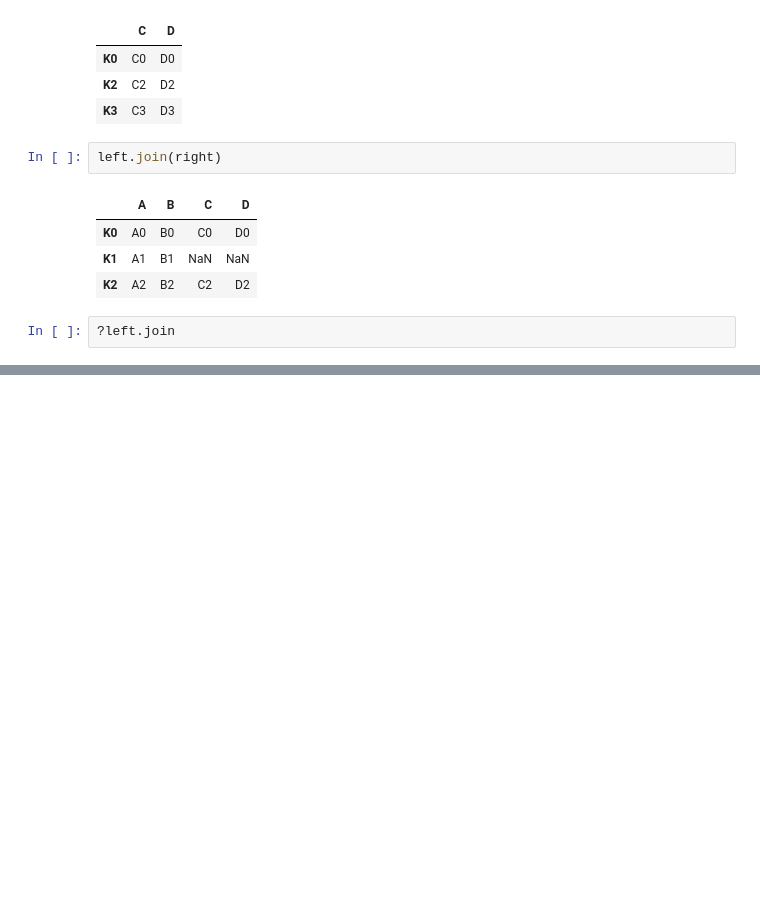
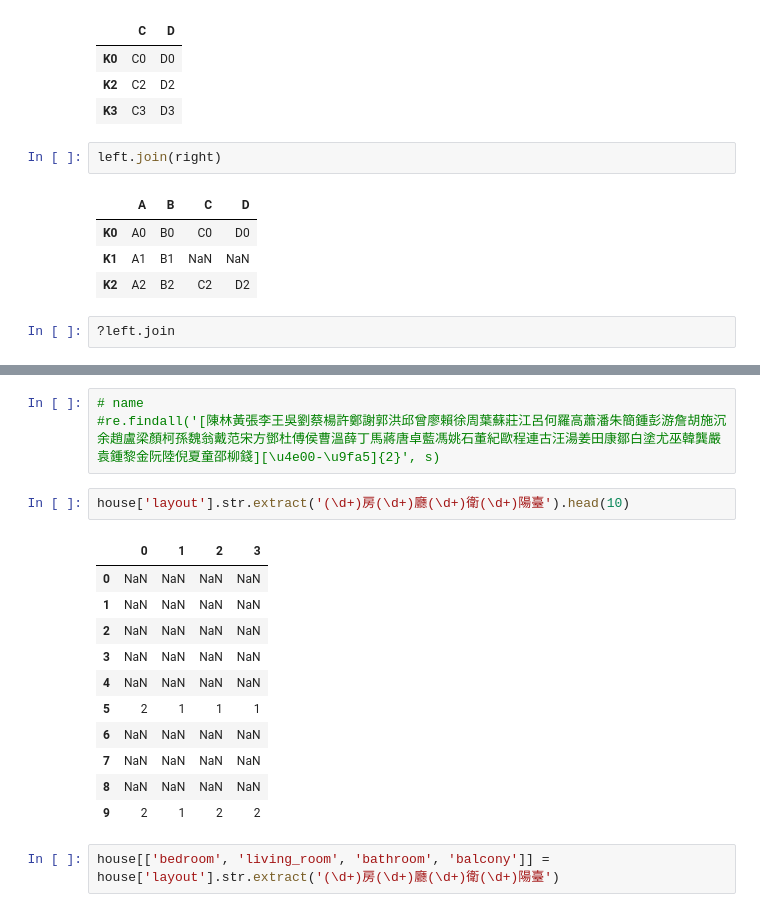
Before and after one commit to ywchiu/chinalife, a Jupyter notebook: Demo20191001.ipynb, the cells around one changed output, grey strips where cells are left out. Drawn from its saved outputs; the diff is of its cells as text; blank space fills up the shorter version.

```diff
--- a/Demo20191001.ipynb
+++ b/Demo20191001.ipynb
@@ -867,0 +1169,19 @@ left.join(right)
+# %%
+# name
+#re.findall('[陳林黃張李王吳劉蔡楊許鄭謝郭洪邱曾廖賴徐周葉蘇莊江呂何羅高蕭潘朱簡鍾彭游詹胡施沉余趙盧梁顏柯孫魏翁戴范宋方鄧杜傅侯曹溫薛丁馬蔣唐卓藍馮姚石董紀歐程連古汪湯姜田康鄒白塗尤巫韓龔嚴袁鍾黎金阮陸倪夏童邵柳錢][\u4e00-\u9fa5]{2}', s)
+# %%
+house['layout'].str.extract('(\d+)房(\d+)廳(\d+)衛(\d+)陽臺').head(10)
+# %% [output]
+|  | 0 | 1 | 2 | 3 |
+| 0 | NaN | NaN | NaN | NaN |
+| 1 | NaN | NaN | NaN | NaN |
+| 2 | NaN | NaN | NaN | NaN |
+| 3 | NaN | NaN | NaN | NaN |
+| 4 | NaN | NaN | NaN | NaN |
+| 5 | 2 | 1 | 1 | 1 |
+| 6 | NaN | NaN | NaN | NaN |
+| 7 | NaN | NaN | NaN | NaN |
+| 8 | NaN | NaN | NaN | NaN |
+| 9 | 2 | 1 | 2 | 2 |
+# %%
+house[['bedroom', 'living_room', 'bathroom', 'balcony']] = house['layout'].str.extract('(\d+)房(\d+)廳(\d+)衛(\d+)陽臺')
```
Also changed, not shown: parts of 53 cells of this notebook.
